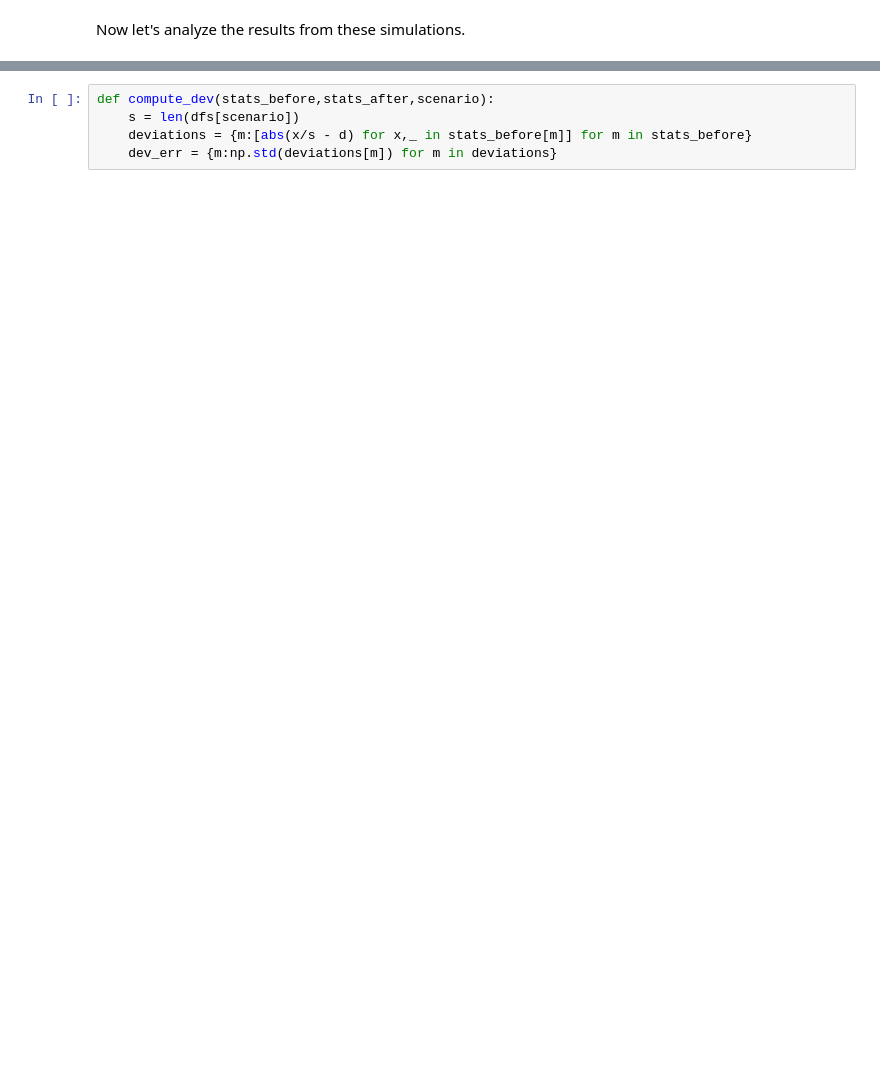
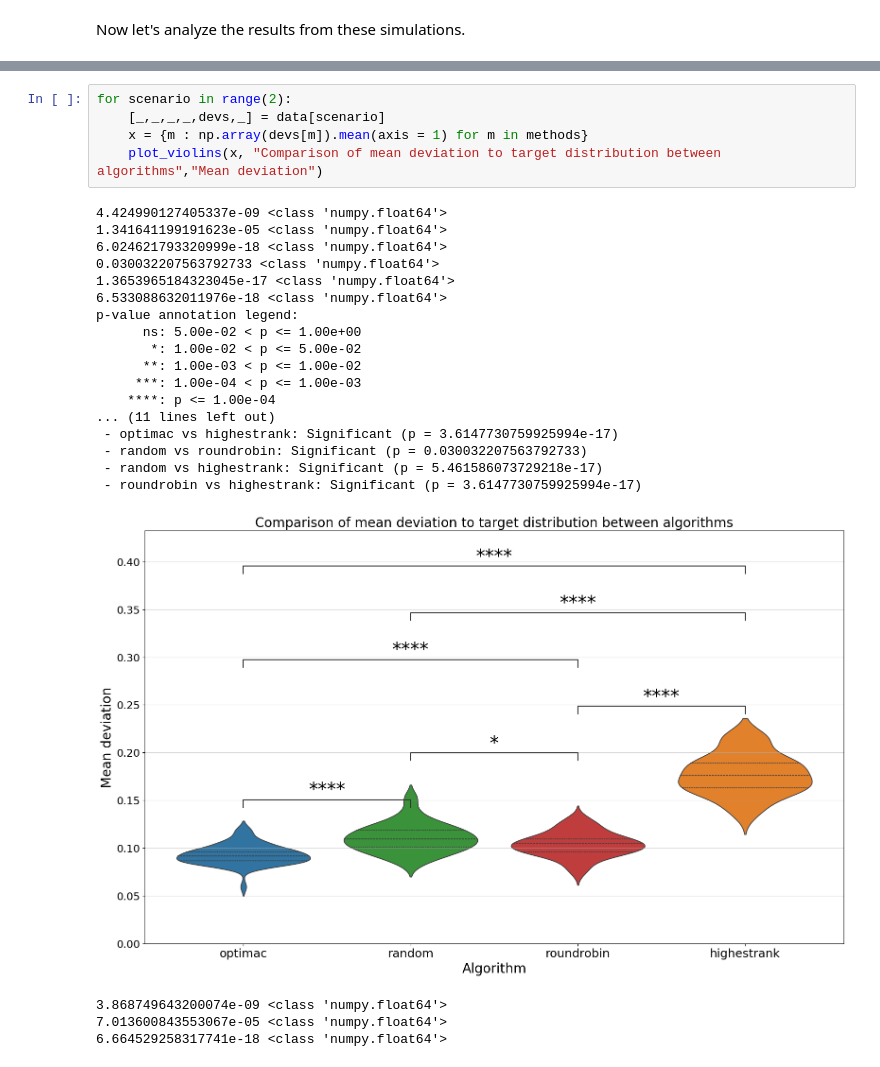
Before and after one commit to novincent/OptimacForm, a Jupyter notebook: simulation/simulationfile.ipynb, the cells around one changed output, grey strips where cells are left out. Cells and saved outputs as stored; diff of their text form; blank space fills up the shorter version.

```diff
--- a/simulation/simulationfile.ipynb
+++ b/simulation/simulationfile.ipynb
@@ -198,5 +175,27 @@ for scenario in range(2):
 # %%
-def compute_dev(stats_before,stats_after,scenario):
-    s = len(dfs[scenario])
-    deviations = {m:[abs(x/s - d) for x,_ in stats_before[m]] for m in stats_before}
-    dev_err = {m:np.std(deviations[m]) for m in deviations}
+for scenario in range(2):
+    [_,_,_,_,devs,_] = data[scenario]
+    x = {m : np.array(devs[m]).mean(axis = 1) for m in methods}
+    plot_violins(x, "Comparison of mean deviation to target distribution between algorithms","Mean deviation")
+# %% [output]
+4.424990127405337e-09 <class 'numpy.float64'>
+1.341641199191623e-05 <class 'numpy.float64'>
+6.024621793320999e-18 <class 'numpy.float64'>
+0.030032207563792733 <class 'numpy.float64'>
+1.3653965184323045e-17 <class 'numpy.float64'>
+6.533088632011976e-18 <class 'numpy.float64'>
+p-value annotation legend:
+      ns: 5.00e-02 < p <= 1.00e+00
+       *: 1.00e-02 < p <= 5.00e-02
+      **: 1.00e-03 < p <= 1.00e-02
+     ***: 1.00e-04 < p <= 1.00e-03
+    ****: p <= 1.00e-04
+... (11 lines left out)
+ - optimac vs highestrank: Significant (p = 3.6147730759925994e-17)
+ - random vs roundrobin: Significant (p = 0.030032207563792733)
+ - random vs highestrank: Significant (p = 5.461586073729218e-17)
+ - roundrobin vs highestrank: Significant (p = 3.6147730759925994e-17)
+[figure, added]
+3.868749643200074e-09 <class 'numpy.float64'>
+7.013600843553067e-05 <class 'numpy.float64'>
+6.664529258317741e-18 <class 'numpy.float64'>
```
Also changed, not shown: parts of 9 cells of this notebook, 8 other files.
